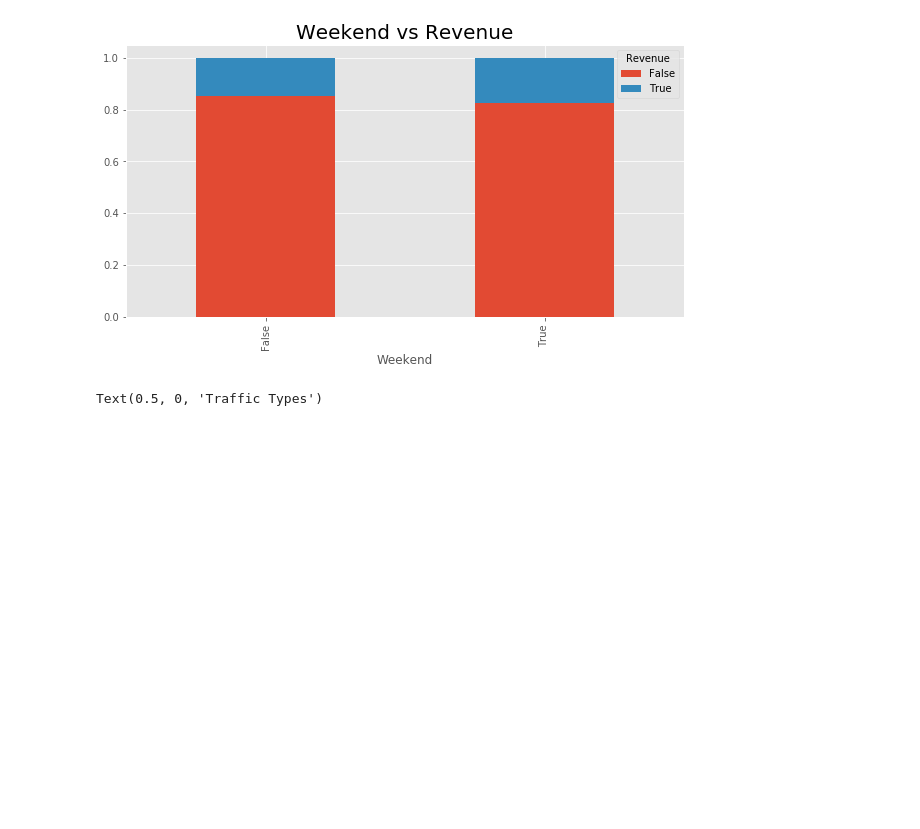
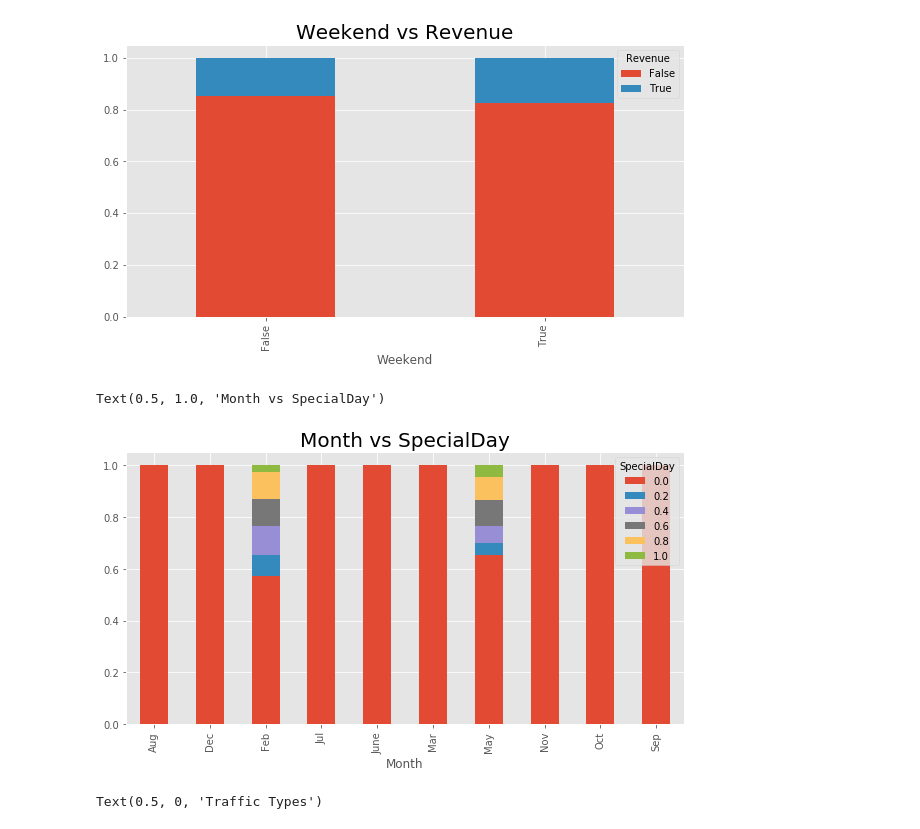
Before and after one commit to Tanvig/Springboard-Projects, a Jupyter notebook: Capstone_one/EDA_Capstone_one.ipynb, the cells around one changed output. Drawn from its saved outputs; the diff is of its cells as text; code cells hidden in the pictures; blank space fills up the shorter version.

```diff
--- a/Capstone_one/EDA_Capstone_one.ipynb
+++ b/Capstone_one/EDA_Capstone_one.ipynb
@@ -439,6 +507,13 @@ plt.title('Weekend vs Revenue', fontsize = 20)
 # %% [output]
 Text(0.5, 1.0, 'Weekend vs Revenue')
 [figure]
+# %%
+df = pd.crosstab(data['Month'], data['SpecialDay'])
+df.div(df.sum(1).astype(float), axis = 0).plot(kind = 'bar', stacked = True, figsize = (10, 5))
+plt.title('Month vs SpecialDay', fontsize = 20)
+# %% [output]
+Text(0.5, 1.0, 'Month vs SpecialDay')
+[figure, added]
 # %%
 
 df = pd.crosstab(data['TrafficType'], data['Revenue'])
```
Also changed, not shown: parts of 8 cells of this notebook, 1 other file.
